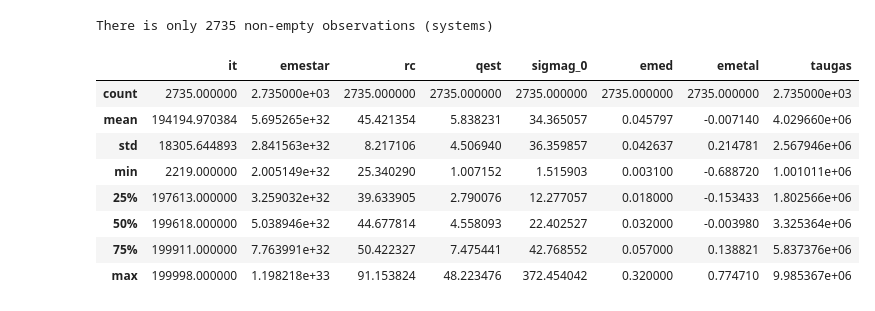
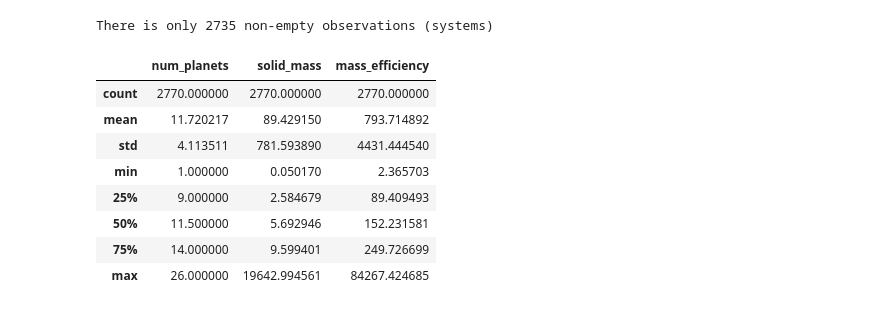
Before and after one commit to cebasfu93/planetaryFormation, a Jupyter notebook: dataExploration.ipynb, the cells around one changed output. Cells and saved outputs as stored; diff of their text form; code cells hidden in the pictures.

Commit message:
trying data shuffling

```diff
--- a/dataExploration.ipynb
+++ b/dataExploration.ipynb
@@ -104,7 +106,7 @@ def collapse_by_system(dataFrame):
     dataFrame_systems['mass_efficiency'] = mass_efficiency
 
     Y_dataFrame = dataFrame_systems[['num_planets','solid_mass','mass_efficiency']]
-    X_dataFrame = dataFrame_systems[['it', 'emestar', 'rc', 'qest', 'sigmag_0', 'emed', 'emetal','taugas']]
+    X_dataFrame = dataFrame_systems[['it', 'emestar', 'rc', 'qest', 'sigmag_0', 'emed', 'apert', 'emetal','taugas']]
     return X_dataFrame, Y_dataFrame
 # %%
 X_high,Y_high = collapse_by_system(high)
@@ -115,14 +117,14 @@ X_low,Y_low = collapse_by_system(low)
 # %% [output]
 There is only 2735 non-empty observations (systems)
 # %%
-X_low.describe()
+Y_high.describe()
 # %% [output]
-|  | it | emestar | rc | qest | sigmag_0 | emed | emetal | taugas |
-| count | 2735.000000 | 2.735000e+03 | 2735.000000 | 2735.000000 | 2735.000000 | 2735.000000 | 2735.000000 | 2.735000e+03 |
-| mean | 194194.970384 | 5.695265e+32 | 45.421354 | 5.838231 | 34.365057 | 0.045797 | -0.007140 | 4.029660e+06 |
-| std | 18305.644893 | 2.841563e+32 | 8.217106 | 4.506940 | 36.359857 | 0.042637 | 0.214781 | 2.567946e+06 |
-| min | 2219.000000 | 2.005149e+32 | 25.340290 | 1.007152 | 1.515903 | 0.003100 | -0.688720 | 1.001011e+06 |
-| 25% | 197613.000000 | 3.259032e+32 | 39.633905 | 2.790076 | 12.277057 | 0.018000 | -0.153433 | 1.802566e+06 |
-| 50% | 199618.000000 | 5.038946e+32 | 44.677814 | 4.558093 | 22.402527 | 0.032000 | -0.003980 | 3.325364e+06 |
-| 75% | 199911.000000 | 7.763991e+32 | 50.422327 | 7.475441 | 42.768552 | 0.057000 | 0.138821 | 5.837376e+06 |
-| max | 199998.000000 | 1.198218e+33 | 91.153824 | 48.223476 | 372.454042 | 0.320000 | 0.774710 | 9.985367e+06 |
+|  | num_planets | solid_mass | mass_efficiency |
+| count | 2770.000000 | 2770.000000 | 2770.000000 |
+| mean | 11.720217 | 89.429150 | 793.714892 |
+| std | 4.113511 | 781.593890 | 4431.444540 |
+| min | 1.000000 | 0.050170 | 2.365703 |
+| 25% | 9.000000 | 2.584679 | 89.409493 |
+| 50% | 11.500000 | 5.692946 | 152.231581 |
+| 75% | 14.000000 | 9.599401 | 249.726699 |
+| max | 26.000000 | 19642.994561 | 84267.424685 |
```
Also changed, not shown: parts of 10 cells of this notebook.
